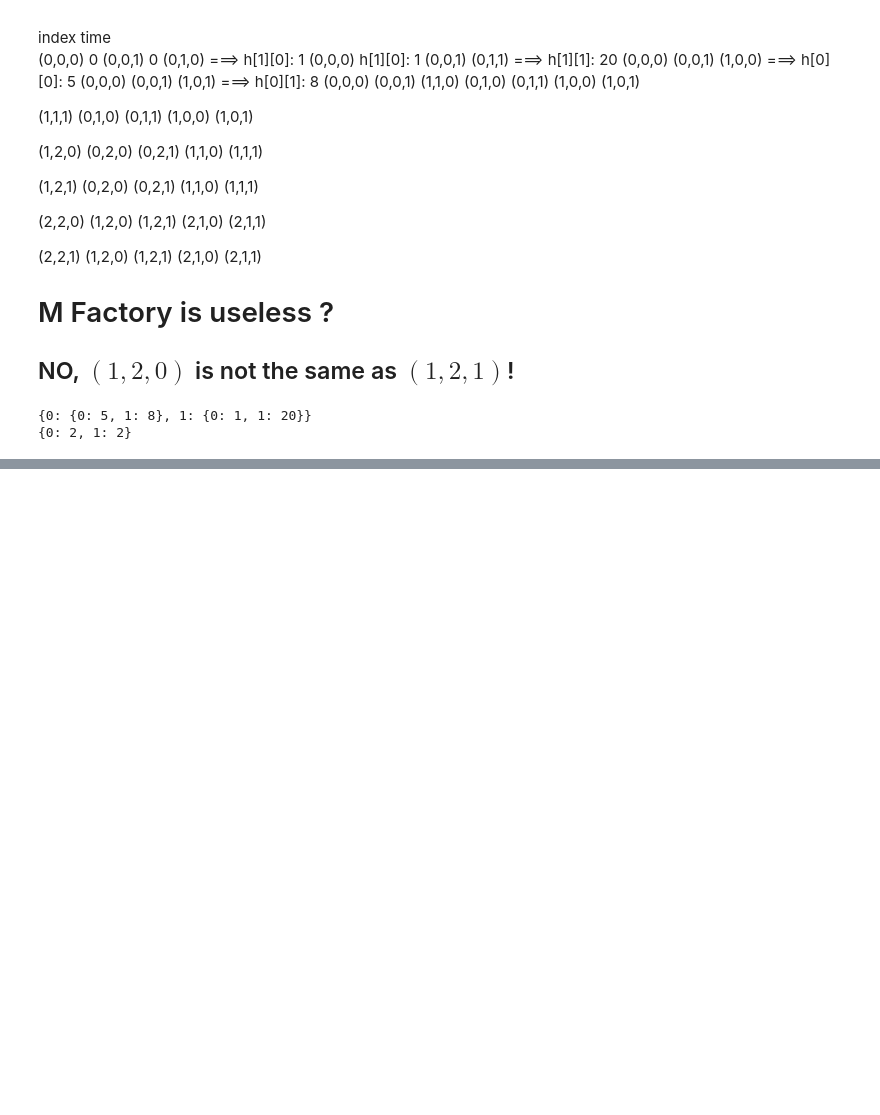
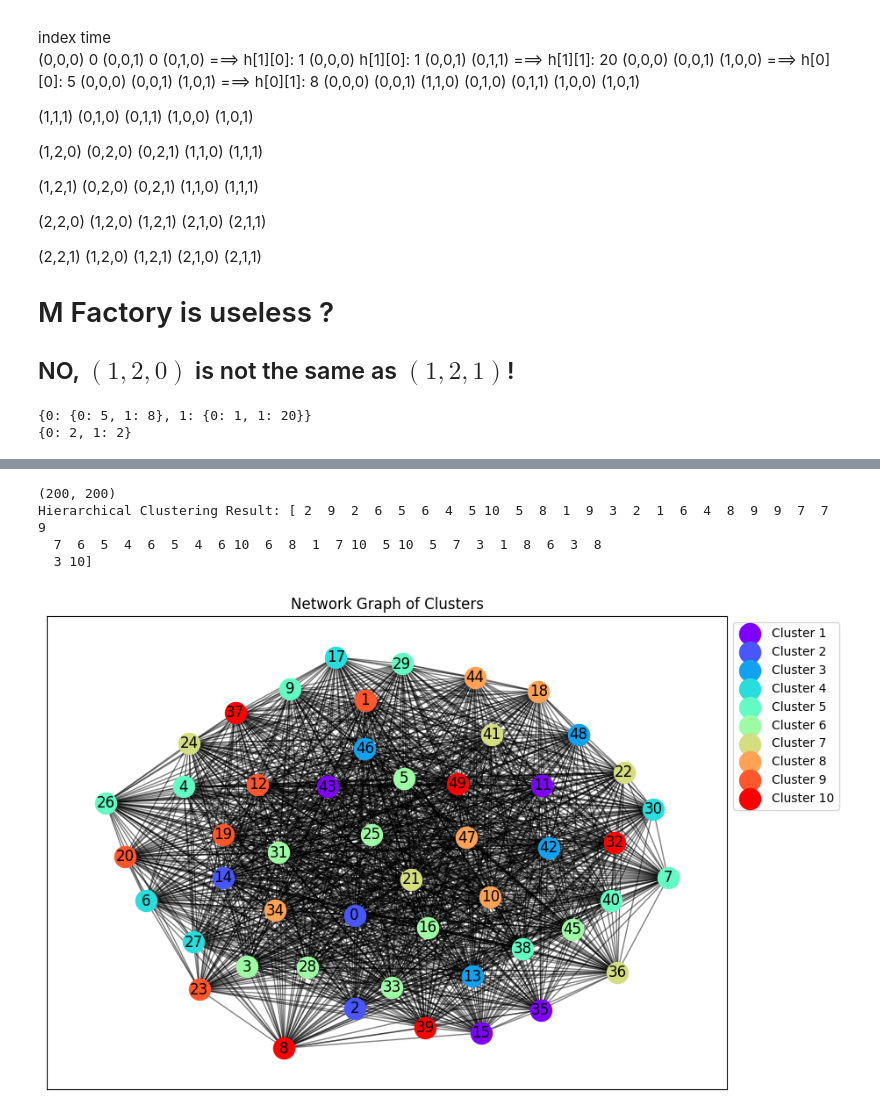
Before and after one commit to RPIFisherman/APS-MES, a Jupyter notebook: APS-demo.ipynb, the cells around one changed output, grey strips where cells are left out. Cells and saved outputs as stored; diff of their text form; code cells hidden in the pictures; blank space fills up the shorter version.

```diff
--- a/APS-demo.ipynb
+++ b/APS-demo.ipynb
@@ -1111,0 +1372,67 @@ for indices in np.ndindex(*dp_shape[:-1]):  # O(Q1*Q2*...*Qn)
+# %%
+import numpy as np
+import matplotlib.pyplot as plt
+from scipy.cluster.hierarchy import linkage, fcluster
+import networkx as nx
+
+# Read the jump_matrix.csv
+jump_matrix = np.genfromtxt("jump_matrix.csv", delimiter=",")
+print(jump_matrix.shape)
+# get the first 50 rows and columns
+jump_matrix = jump_matrix[:50, :50]
+
+# Perform hierarchical clustering using the linkage method
+Z = linkage(jump_matrix, "ward")
+
+# Form flat clusters
+num_clusters = 10
+clusters = fcluster(Z, num_clusters, criterion="maxclust")
+print("Hierarchical Clustering Result:", clusters)
+
+# Create a graph
+G = nx.Graph()
+
+# Add nodes
+for i in range(jump_matrix.shape[0]):
+    G.add_node(i, cluster=clusters[i])
+
+# Add edges based on the distance matrix
+for i in range(jump_matrix.shape[0]):
+    for j in range(i + 1, jump_matrix.shape[1]):
+        G.add_edge(i, j, weight=jump_matrix[i, j])
+
+# Get unique cluster labels
+unique_clusters = np.unique(clusters)
+
+# Define a color map
+colors = plt.cm.rainbow(np.linspace(0, 1, len(unique_clusters)))
+
+# Create a color mapping
+color_map = {unique_clusters[i]: colors[i] for i in range(len(unique_clusters))}
+
+# Draw the graph
+pos = nx.spring_layout(G)  # positions for all nodes
+
+plt.figure(figsize=(10, 7))
+for cluster in unique_clusters:
+    nx.draw_networkx_nodes(
+        G,
+        pos,
+        nodelist=[node for node in G.nodes() if G.nodes[node]["cluster"] == cluster],
+        node_color=[color_map[cluster]],
+        label=f"Cluster {cluster}",
+    )
+
+nx.draw_networkx_edges(G, pos, alpha=0.5)
+nx.draw_networkx_labels(G, pos)
+
+plt.title("Network Graph of Clusters")
+# plt.legend(loc="upper right")
+plt.legend(bbox_to_anchor=(1, 1), loc="upper left")
+plt.show()
+# %% [output]
+(200, 200)
+Hierarchical Clustering Result: [ 2  9  2  6  5  6  4  5 10  5  8  1  9  3  2  1  6  4  8  9  9  7  7  9
+  7  6  5  4  6  5  4  6 10  6  8  1  7 10  5 10  5  7  3  1  8  6  3  8
+  3 10]
+[figure, added]
```
Also changed, not shown: parts of 9 cells of this notebook, 5 other files.
